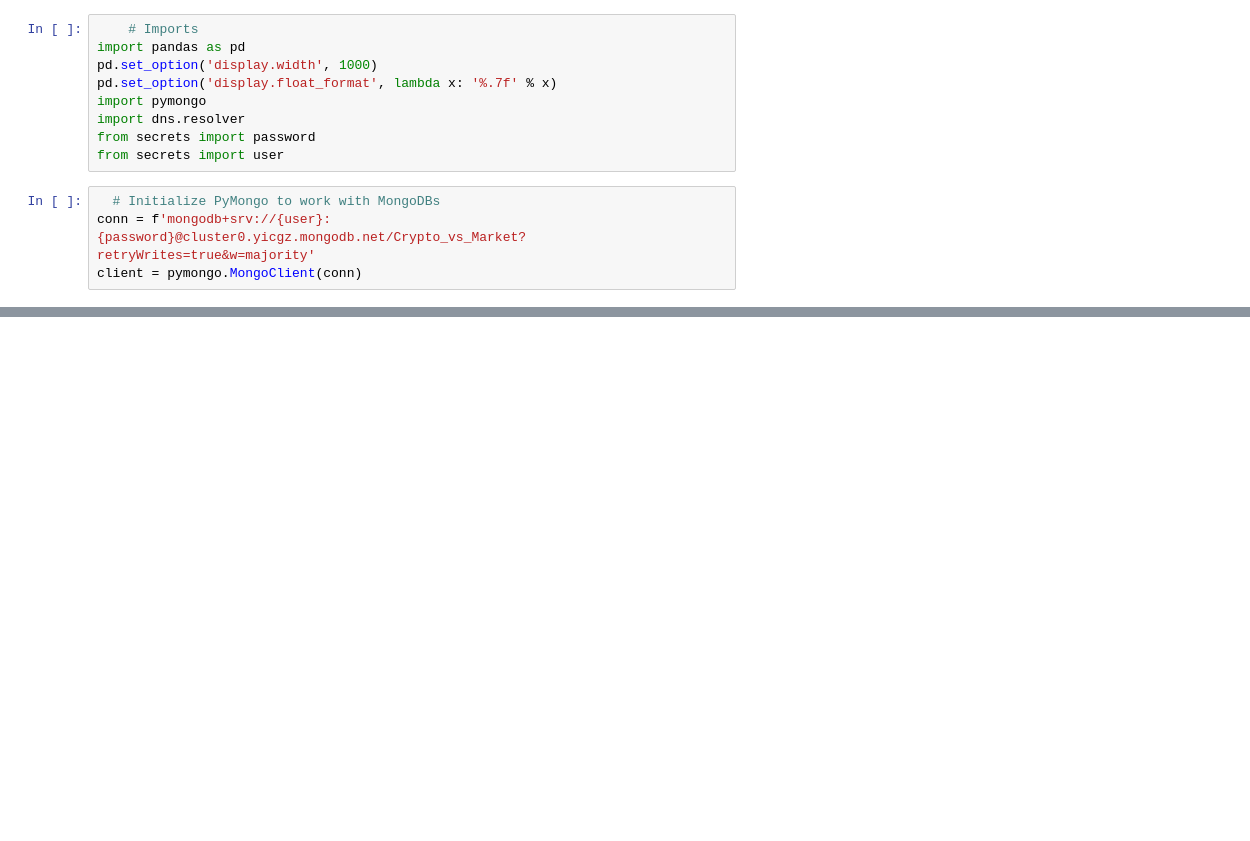
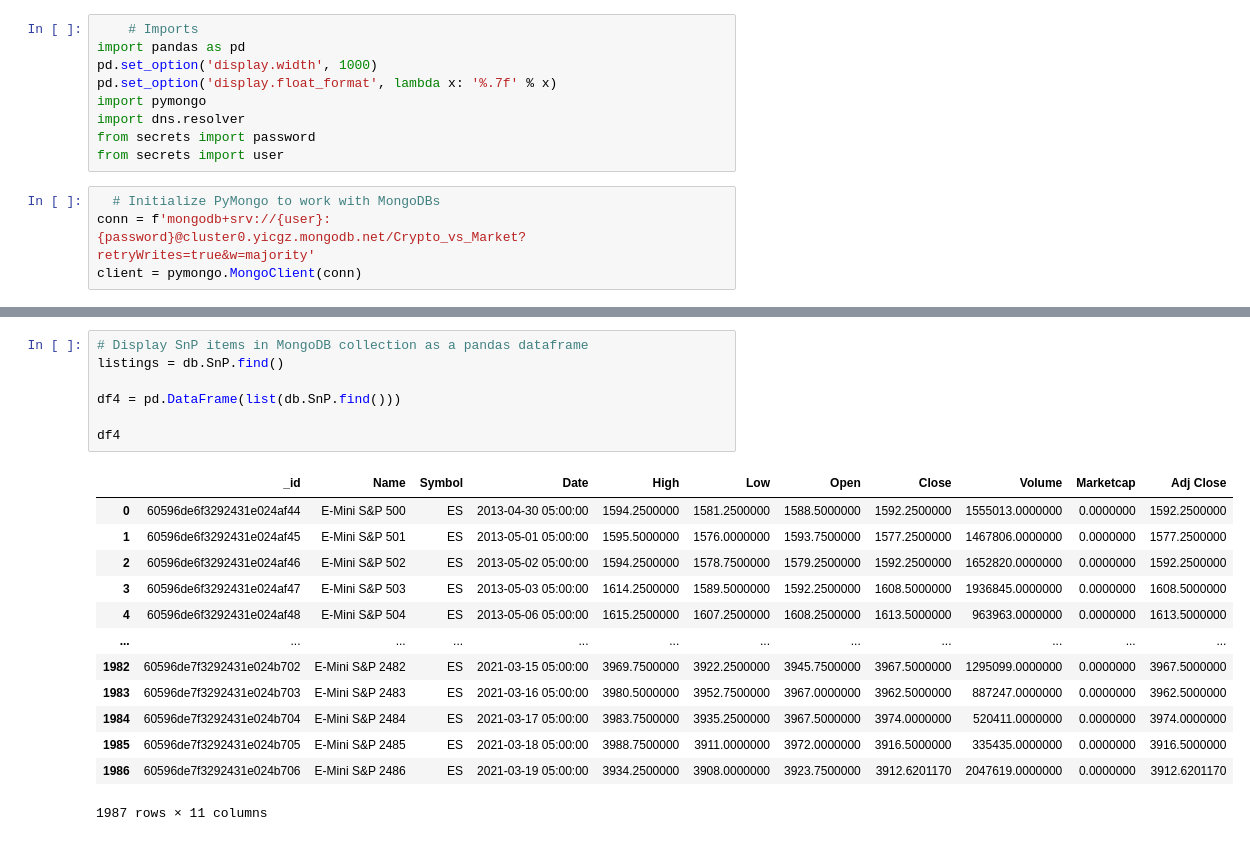
Before and after one commit to ykrasnikov/Crypto_vs_Market, a Jupyter notebook: flask_connect.ipynb, the cells around one changed output, grey strips where cells are left out. Saved outputs shown, nothing was run; the diff lists cells and outputs as text; blank space fills up the shorter version.

```diff
--- a/flask_connect.ipynb
+++ b/flask_connect.ipynb
@@ -41,0 +109,21 @@ df
+# %%
+# Display SnP items in MongoDB collection as a pandas dataframe
+listings = db.SnP.find()
+
+df4 = pd.DataFrame(list(db.SnP.find()))
+
+df4
+# %% [output]
+|  | _id | Name | Symbol | Date | High | Low | Open | Close | Volume | Marketcap | Adj Close |
+| 0 | 60596de6f3292431e024af44 | E-Mini S&P 500 | ES | 2013-04-30 05:00:00 | 1594.2500000 | 1581.2500000 | 1588.5000000 | 1592.2500000 | 1555013.0000000 | 0.0000000 | 1592.2500000 |
+| 1 | 60596de6f3292431e024af45 | E-Mini S&P 501 | ES | 2013-05-01 05:00:00 | 1595.5000000 | 1576.0000000 | 1593.7500000 | 1577.2500000 | 1467806.0000000 | 0.0000000 | 1577.2500000 |
+| 2 | 60596de6f3292431e024af46 | E-Mini S&P 502 | ES | 2013-05-02 05:00:00 | 1594.2500000 | 1578.7500000 | 1579.2500000 | 1592.2500000 | 1652820.0000000 | 0.0000000 | 1592.2500000 |
+| 3 | 60596de6f3292431e024af47 | E-Mini S&P 503 | ES | 2013-05-03 05:00:00 | 1614.2500000 | 1589.5000000 | 1592.2500000 | 1608.5000000 | 1936845.0000000 | 0.0000000 | 1608.5000000 |
+| 4 | 60596de6f3292431e024af48 | E-Mini S&P 504 | ES | 2013-05-06 05:00:00 | 1615.2500000 | 1607.2500000 | 1608.2500000 | 1613.5000000 | 963963.0000000 | 0.0000000 | 1613.5000000 |
+| ... | ... | ... | ... | ... | ... | ... | ... | ... | ... | ... | ... |
+| 1982 | 60596de7f3292431e024b702 | E-Mini S&P 2482 | ES | 2021-03-15 05:00:00 | 3969.7500000 | 3922.2500000 | 3945.7500000 | 3967.5000000 | 1295099.0000000 | 0.0000000 | 3967.5000000 |
+| 1983 | 60596de7f3292431e024b703 | E-Mini S&P 2483 | ES | 2021-03-16 05:00:00 | 3980.5000000 | 3952.7500000 | 3967.0000000 | 3962.5000000 | 887247.0000000 | 0.0000000 | 3962.5000000 |
+| 1984 | 60596de7f3292431e024b704 | E-Mini S&P 2484 | ES | 2021-03-17 05:00:00 | 3983.7500000 | 3935.2500000 | 3967.5000000 | 3974.0000000 | 520411.0000000 | 0.0000000 | 3974.0000000 |
+| 1985 | 60596de7f3292431e024b705 | E-Mini S&P 2485 | ES | 2021-03-18 05:00:00 | 3988.7500000 | 3911.0000000 | 3972.0000000 | 3916.5000000 | 335435.0000000 | 0.0000000 | 3916.5000000 |
+| 1986 | 60596de7f3292431e024b706 | E-Mini S&P 2486 | ES | 2021-03-19 05:00:00 | 3934.2500000 | 3908.0000000 | 3923.7500000 | 3912.6201170 | 2047619.0000000 | 0.0000000 | 3912.6201170 |
+1987 rows × 11 columns
```
Also changed, not shown: parts of 5 cells of this notebook.
